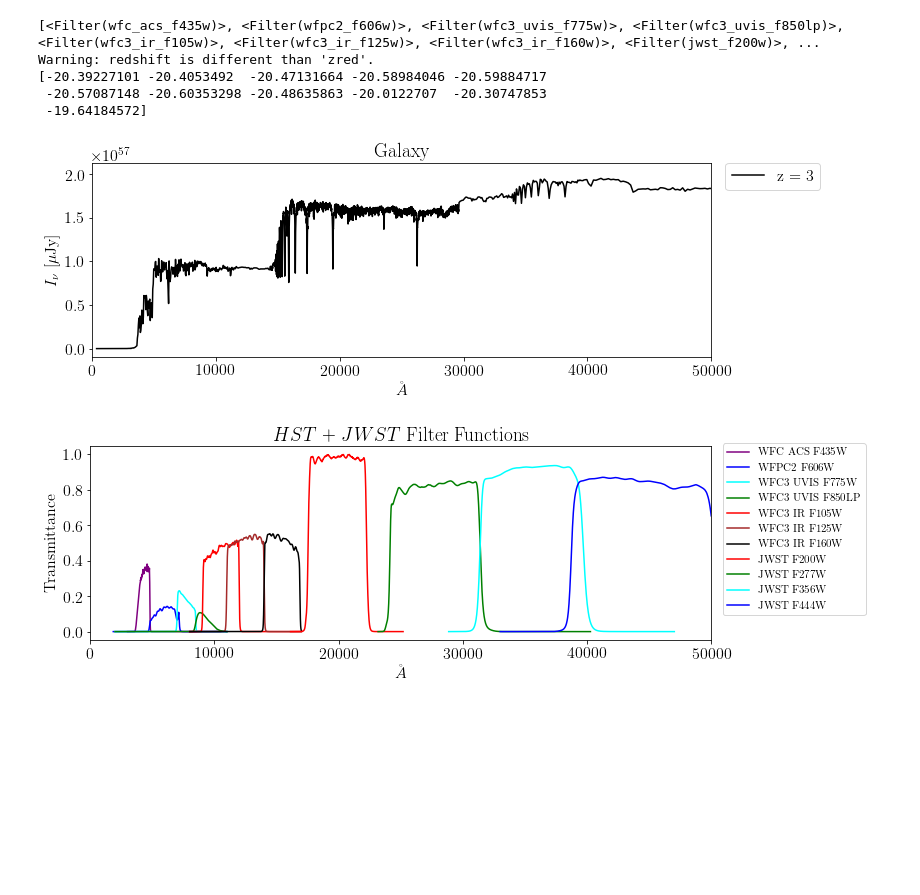
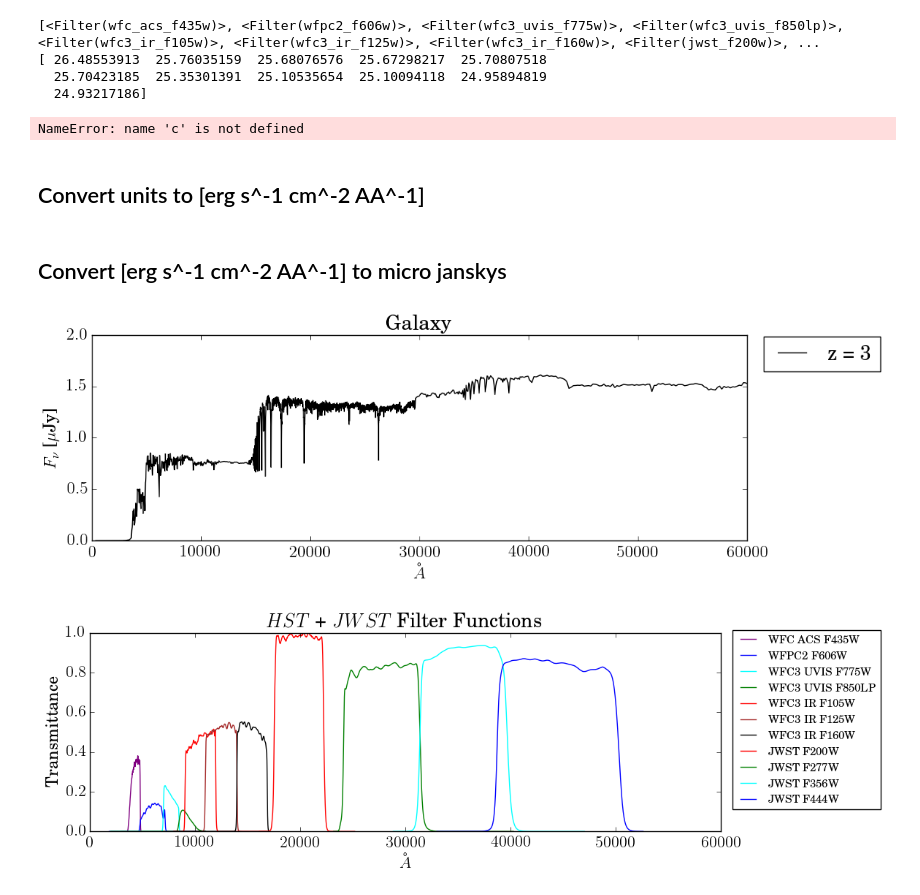
Before and after one commit to goyarzun/RadiationProject, a Jupyter notebook: The_Last_SED-i.ipynb, the cells around one changed output. Drawn from its saved outputs; the diff is of its cells as text; code cells hidden in the pictures; blank space fills up the shorter version.

```diff
--- a/The_Last_SED-i.ipynb
+++ b/The_Last_SED-i.ipynb
@@ -46,7 +25,7 @@ sp.set_tabular_sfh(ages, sfr_ages)
 # %%
 age = 0.5 #Gyr
-
-z = 3 #redshift #### For now just testing with optical filters
+c = 2.99792458e10 #cm/s
+z = 3 # redshift
 
 fsps_filters = []
 fsps_filters.append(fsps.get_filter('wfc_acs_f435w'))
@@ -65,59 +44,88 @@ print(fsps_filters)
 z3_mags = sp.get_mags(tage=age, bands=[f.name for f in fsps_filters])
 print(z3_mags)
 
-wave, spec = sp.get_spectrum(tage=age)
+# Spectrum in terms of L_sol/AA
+wave, spec = sp.get_spectrum(tage=age, peraa=True)
 # %% [output]
 [<Filter(wfc_acs_f435w)>, <Filter(wfpc2_f606w)>, <Filter(wfc3_uvis_f775w)>, <Filter(wfc3_uvis_f850lp)>, <Filter(wfc3_ir_f105w)>, <Filter(wfc3_ir_f125w)>, <Filter(wfc3_ir_f160w)>, <Filter(jwst_f200w)>, ...
-Warning: redshift is different than 'zred'.
-[-20.39227101 -20.4053492  -20.47131664 -20.58984046 -20.59884717
- -20.57087148 -20.60353298 -20.48635863 -20.0122707  -20.30747853
- -19.64184572]
+[ 26.48553913  25.76035159  25.68076576  25.67298217  25.70807518
+  25.70423185  25.35301391  25.10535654  25.10094118  24.95894819
+  24.93217186]
+# %%
+## Compute luminosity distance
+omega_M = 0.27
+omega_lambda = 0.73
+h_0 = (72.0/3.086e+19) # per sec
+hubble_d = (c/h_0) # in cm
+
+def recip_E(z):
+    return 1.0/np.sqrt(omega_M*(1+z)**3 + omega_lambda)
+
+factor = integrate.quad(recip_E, 0, 3.0)
+co_moving_dist = (factor[0] * hubble_d)
+lum_dist = (1.0 + z)*co_moving_dist
+print("D_L: %s [cm]" % lum_dist)
+# %% [output]
+NameError: name 'c' is not defined
+# %% [markdown]
+## Convert units to [erg s^-1 cm^-2 AA^-1]
 # %%
 # via Ned Wright's cosmology calculator: http://www.astro.ucla.edu/~wright/CosmoCalc.html
 # z=3 => 25924.2 Mpc => 25924.2e+6 pc => ~ 8e+28 cm
-D = 8e+28 # cm
-L_sol = 3.828e+33 # erg * s^-1
-flux_factor = L_sol/(4*np.pi*D**2)
-#flux_factor = L_sol/float(1+z)
-jansky = 1e-23 # erg * s^-1 * cm^-2 * Hz
+# D = 8e+28 # cm
+erg_per_L_sol = 3.828e+33 # erg * s^-1
+flux_factor = erg_per_L_sol/(4*np.pi*lum_dist**2)
+# jansky = 1e-23 # erg * s^-1 * cm^-2 * Hz
 
 # Window the spectra
-indices = np.where((wave >= 0) & (wave <= 20000))[0]
+indices = np.where((wave >= 0) & (wave <= 60000))[0]
 useWave, useSpec = wave[indices], spec[indices]
 
-# Convert to Jansky
-cgsSpec = useSpec*L_sol
-useSpec = useSpec*(flux_factor/jansky)*1e+6 # micro-Janskys
-z3_wave = useWave * (z+1)
+fluxSpec = useSpec * flux_factor
 
 colors = ["purple","blue","cyan","green", "red", "brown", "black", "red", "green", "cyan", "blue"]
+# %% [markdown]
+## Convert [erg s^-1 cm^-2 AA^-1] to micro janskys
+# %%
+# Convert wavelength to z=3
+z3_wave = useWave * (z+1)
+
+# See: https://en.wikipedia.org/wiki/AB_magnitude#Expression_in_terms_of_f%CE%BB
+flux_janskys = []
+for i,lam in enumerate(z3_wave):
+    f_v = 3.34e+04*(lam**2)*fluxSpec[i]
+    flux_janskys.append(f_v)
+
+# Convert jansky to microjansky
+flux_microjanskys = np.asarray(flux_janskys)*1e+6
 # %%
 fig = plt.figure(figsize=(10, 4))
-plt.plot(z3_wave,useSpec,color='k',label="z = 3")
+plt.plot(z3_wave,flux_microjanskys,color='k',label="z = 3")
 plt.title("Galaxy")
 plt.xlabel(r"$\AA$")
-plt.ylabel(r"$I_{\nu}$  [$\mu$Jy]")
-plt.xlim([0,50000])
+plt.ylabel(r"$F_{\nu}$  [$\mu$Jy]")
+plt.xlim([0,60000])
+plt.ylim([0,2])
 plt.legend(bbox_to_anchor=(1.01, 1.04),loc=2)
 plt.tight_layout()
 plt.show()
 
 
 fig = plt.figure(figsize=(10, 4))
 for i,f in enumerate(fsps_filters):
     plt.plot(f.transmission[0],f.transmission[1],color=colors[i],label=f.name.replace('_',' ').upper())
 
 
 plt.title("$HST$ + $JWST$ Filter Functions")
 plt.xlabel(r"$\AA$")
 plt.ylabel("Transmittance")
-plt.xlim([0,50000])
+# plt.xlim([0,60000])
 plt.legend(bbox_to_anchor=(1.01, 1.04),loc=2,fontsize=11)
 
 plt.tight_layout()
 plt.show()
 # %% [output]
-[figure, old version]
+[figure, new version]
-[figure, old version]
+[figure, new version]
 # %%
 z3_bandpass_fluxes = OrderedDict()
```
Also changed, not shown: parts of 7 cells of this notebook, 1 other file.
